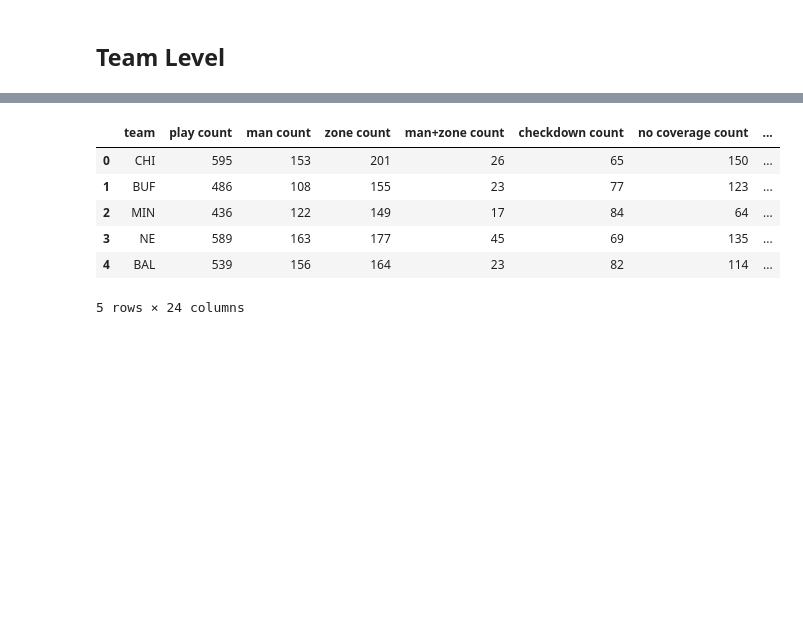
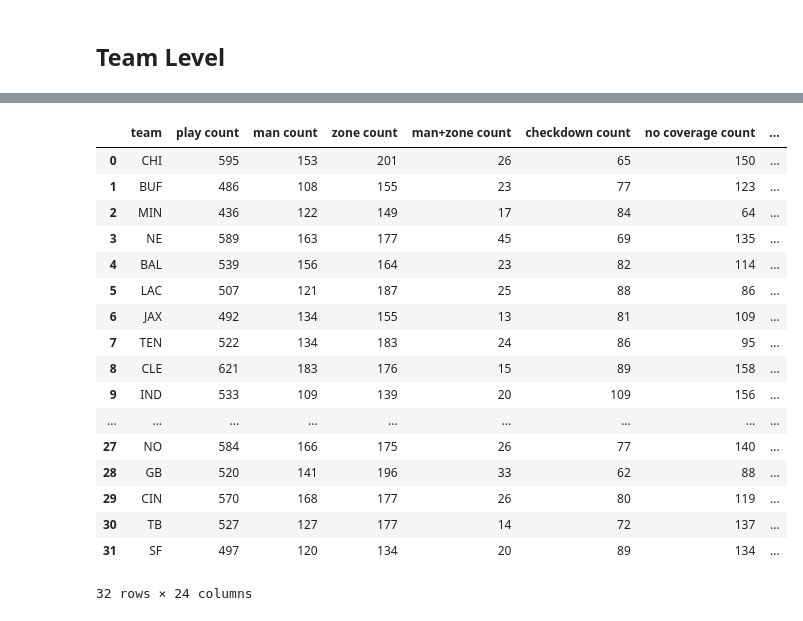
Before and after one commit to jhowenstein/nfl-big-data, a Jupyter notebook: notebooks/analysis/Team Evaluation.ipynb, the cells around one changed output, grey strips where cells are left out. Drawn from its saved outputs; the diff is of its cells as text; code cells hidden in the pictures; blank space fills up the shorter version.

```diff
--- a/notebooks/analysis/Team Evaluation.ipynb
+++ b/notebooks/analysis/Team Evaluation.ipynb
@@ -32,3 +53,3 @@ team_scheme_epa = pd.read_csv(os.path.join(basepath,'coverage scheme epa analysi
 # %%
-target_coverage_epa = pd.read_csv(os.path.join(basepath,'team target coverage epa analysis.csv'))
+target_coverage_epa = pd.read_csv(os.path.join(basepath,'team target coverage epa analysis.csv')).set_index('team')
 # %%
@@ -54,10 +131,21 @@ team_personal_epa.head()
 # %%
-target_coverage_epa.head()
+target_coverage_epa
 # %% [output]
 |  | team | play count | man count | zone count | man+zone count | checkdown count | no coverage count | ... |
 | 0 | CHI | 595 | 153 | 201 | 26 | 65 | 150 | ... |
 | 1 | BUF | 486 | 108 | 155 | 23 | 77 | 123 | ... |
 | 2 | MIN | 436 | 122 | 149 | 17 | 84 | 64 | ... |
 | 3 | NE | 589 | 163 | 177 | 45 | 69 | 135 | ... |
 | 4 | BAL | 539 | 156 | 164 | 23 | 82 | 114 | ... |
+| 5 | LAC | 507 | 121 | 187 | 25 | 88 | 86 | ... |
+| 6 | JAX | 492 | 134 | 155 | 13 | 81 | 109 | ... |
+| 7 | TEN | 522 | 134 | 183 | 24 | 86 | 95 | ... |
+| 8 | CLE | 621 | 183 | 176 | 15 | 89 | 158 | ... |
+| 9 | IND | 533 | 109 | 139 | 20 | 109 | 156 | ... |
+| ... | ... | ... | ... | ... | ... | ... | ... | ... |
+| 27 | NO | 584 | 166 | 175 | 26 | 77 | 140 | ... |
+| 28 | GB | 520 | 141 | 196 | 33 | 62 | 88 | ... |
+| 29 | CIN | 570 | 168 | 177 | 26 | 80 | 119 | ... |
+| 30 | TB | 527 | 127 | 177 | 14 | 72 | 137 | ... |
+| 31 | SF | 497 | 120 | 134 | 20 | 89 | 134 | ... |
-5 rows × 24 columns
+32 rows × 24 columns
```
Also changed, not shown: parts of 9 cells of this notebook, 5 other files.
